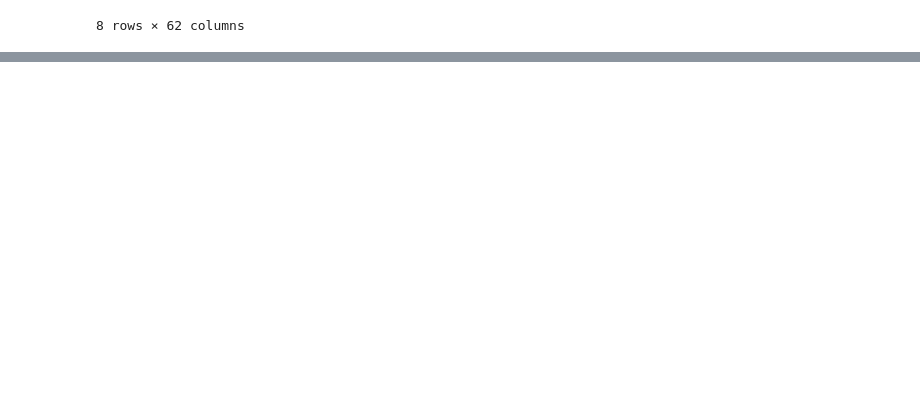
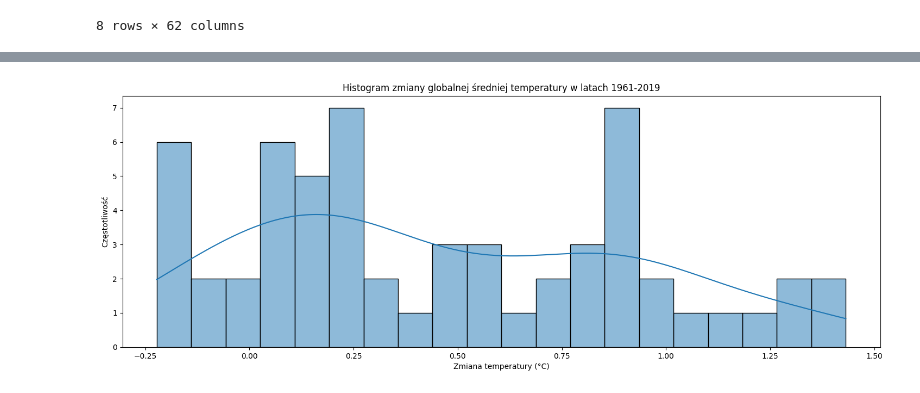
Before and after one commit to PiotrDziedzina/EDA-i-Wstepna-Analiza-Python, a Jupyter notebook: projekt.ipynb, the cells around one changed output, grey strips where cells are left out. Saved outputs shown, nothing was run; the diff lists cells and outputs as text; code cells hidden in the pictures; blank space fills up the shorter version.

```diff
--- a/projekt.ipynb
+++ b/projekt.ipynb
@@ -345,0 +131,17 @@ Prognozy na kolejne 5 lat: {2020: 1.4019403, 2021: 1.6328329, 2022: 1.7637724, 2
+# %%
+
+
+data.columns = [col[1:] if col.startswith('Y') else col for col in data.columns]
+
+year_columns = [col for col in data.columns if col.isdigit()]
+
+data[year_columns] = data[year_columns].apply(pd.to_numeric, errors='coerce')
+
+data[year_columns] = data[year_columns].apply(lambda x: x.fillna(x.median()))
+
+for year in year_columns:
+    year_mean = data[year].mean()
+    year_std = data[year].std()
+    data[year] = data[year].where(
+        (data[year] >= year_mean - 3 * year_std) & (data[year] <= year_mean + 3 * year_std)
+    )
@@ -345,0 +150,3 @@ Prognozy na kolejne 5 lat: {2020: 1.4019403, 2021: 1.6328329, 2022: 1.7637724, 2
+# %%
+yearly_global_means = data[year_columns].mean()
+#
@@ -345,0 +155,9 @@ Prognozy na kolejne 5 lat: {2020: 1.4019403, 2021: 1.6328329, 2022: 1.7637724, 2
+# %%
+plt.figure(figsize=(18, 6))
+sns.histplot(yearly_global_means, kde=True, bins=20)
+plt.title('Histogram zmiany globalnej średniej temperatury w latach 1961-2019')
+plt.xlabel('Zmiana temperatury (°C)')
+plt.ylabel('Częstotliwość')
+plt.show()
+# %% [output]
+[figure, added]
```
Also changed, not shown: parts of 72 cells of this notebook.
